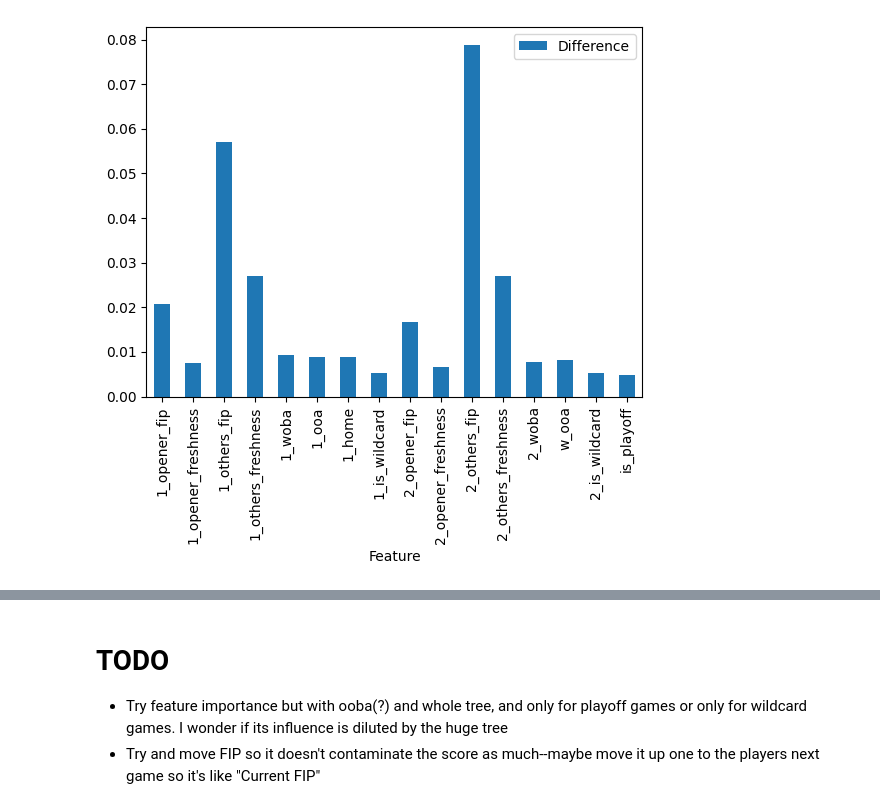
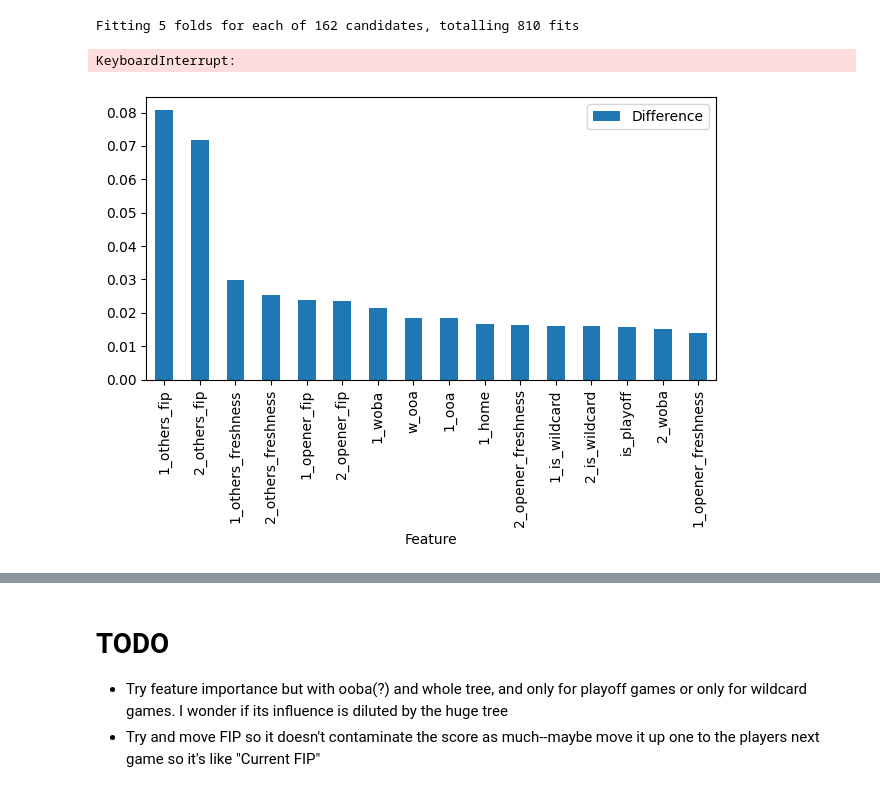
Before and after one commit to jackdpond/snare_algo, a Jupyter notebook: make_game_df.ipynb, the cells around one changed output, grey strips where cells are left out. Saved outputs shown, nothing was run; the diff lists cells and outputs as text; code cells hidden in the pictures.

Commit message:
Added built-in feature importance break-downs and regular season vs post-season breakdowns

```diff
--- a/make_game_df.ipynb
+++ b/make_game_df.ipynb
@@ -165,8 +166,8 @@ metadf = pd.read_csv('data/cleaned_team_data.csv')
 metadf = metadf[['team', 'year', 'outs_above_average', 'woba', 'is_wildcard']]
 metadf['team'] = metadf['team'].apply(switcher)
 # %%
-ps_games_df = get_game_df(psdf, post_season=True)
+ps_games_df = get_game_df(psdf, metadf, post_season=True)
 
-rs_games_df = get_game_df(rsdf)
+rs_games_df = get_game_df(rsdf, metadf)
 
 games_df = pd.concat([ps_games_df, rs_games_df])
@@ -204,33 +205,69 @@ games_df.to_csv('data/GAMES.csv', index=False)
+# %%
+from sklearn.model_selection import GridSearchCV
+param_grid = {
+    'n_estimators': [100, 200, 300],
+    'max_depth': [None, 10, 20],
+    'min_samples_split': [2, 5, 10],
+    'min_samples_leaf': [1, 3, 5],
+    'max_features': ['sqrt', 'log2']
+}
+
+rf_base = RandomForestClassifier(random_state=42)
+
+rf = GridSearchCV(
+    estimator=rf_base,
+    param_grid=param_grid,
+    scoring='f1',
+    n_jobs=-1,
+    verbose=1
+)
+
+rf.fit(X_train, y_train)
+pred = rf.predict(X_test)
+
+# Create confusion matrix, print, along with the best params and the best score
+CM = confusion_matrix(y_test, pred)
+print("Best parameters:", rf.best_params_)
+print("Best score:", rf.best_score_)
+print("Confusion matrix:", CM)
+# %% [output]
+Fitting 5 folds for each of 162 candidates, totalling 810 fits
+KeyboardInterrupt:
 # %%
 def scramble_feature_vals(feature_vals):
     return np.random.permutation(feature_vals.values)
 
 def compute_feature_importance(feature_name, og_f1, X_test=X_test, y_test=y_test, model=rf):
     X_test_copy = X_test.copy()
     X_test_copy[feature_name] = scramble_feature_vals(X_test_copy[feature_name])
 
     pred = model.predict(X_test_copy)
     new_f1 = f1_score(y_test, pred)
     diff = og_f1 - new_f1
 
     return new_f1, diff
 
 n = len(X_test.columns)
 table = {
     'Feature': X_test.columns,
     'Original F1': [0.7] * n,
     'New F1': [],
     'Difference': []
 }
 
 for col in X_test.columns:
     new_f1, diff = compute_feature_importance(col, 0.7)
     table['New F1'].append(new_f1)
     table['Difference'].append(diff)
 
 importance = pd.DataFrame(table)
+
+# Sort by Difference (descending)
+importance = importance.sort_values(by="Difference", ascending=False)
+
 importance.plot.bar(x='Feature', y='Difference', legend=True)
-# plt.xticks(rotation=45)
+
+plt.tight_layout()
 plt.show()
 # %% [output]
-[figure, old version]
+[figure, new version]
```
Also changed, not shown: parts of 10 cells of this notebook.
